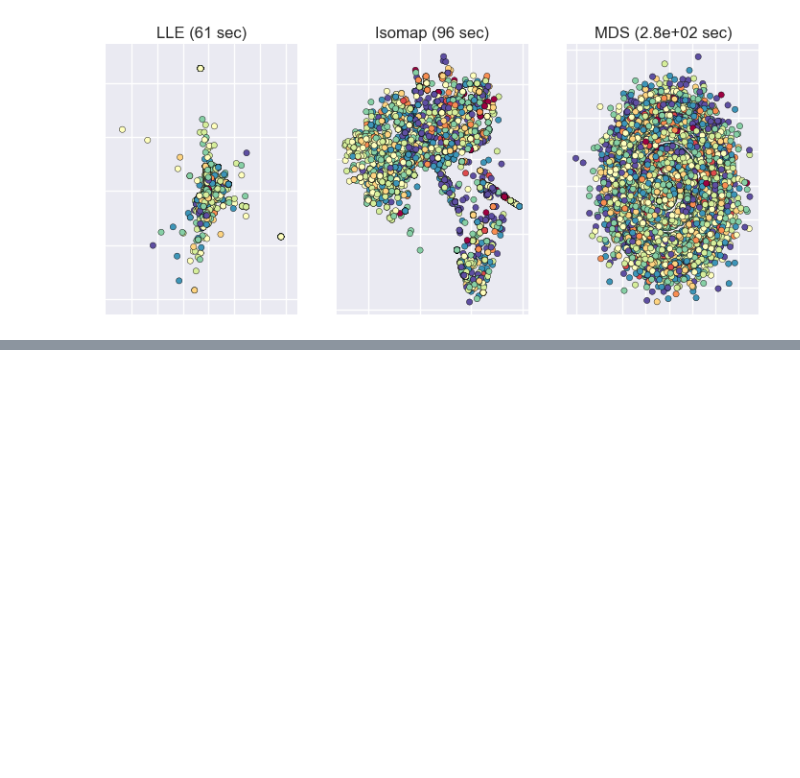
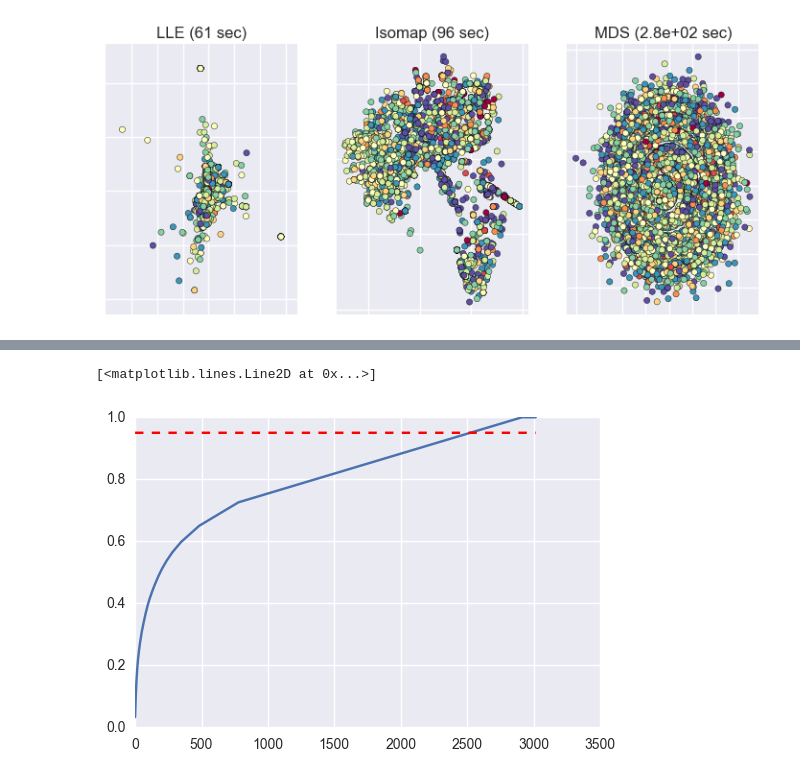
Before and after one commit to joroscha/ml, a Jupyter notebook: Data Exploration.ipynb, the cells around one changed output, grey strips where cells are left out. Saved outputs shown, nothing was run; the diff lists cells and outputs as text; code cells hidden in the pictures; blank space fills up the shorter version.

```diff
--- a/Data Exploration.ipynb
+++ b/Data Exploration.ipynb
@@ -441,0 +493,11 @@ MDS: 2.8e+02 sec
+# %%
+import numpy as np
+explained_variance = np.var(X_kpca, axis=0)
+explained_variance_ratio = explained_variance / np.sum(explained_variance)
+plt.plot(np.cumsum(explained_variance_ratio))
+
+horiz_line_data = np.array([0.95 for i in xrange(len(explained_variance_ratio))])
+plt.plot(xrange(len(explained_variance_ratio)), horiz_line_data, 'r--')
+# %% [output]
+[<matplotlib.lines.Line2D at 0x...>]
+[figure, added]
```
Also changed, not shown: parts of 21 cells of this notebook, 5 other files.
